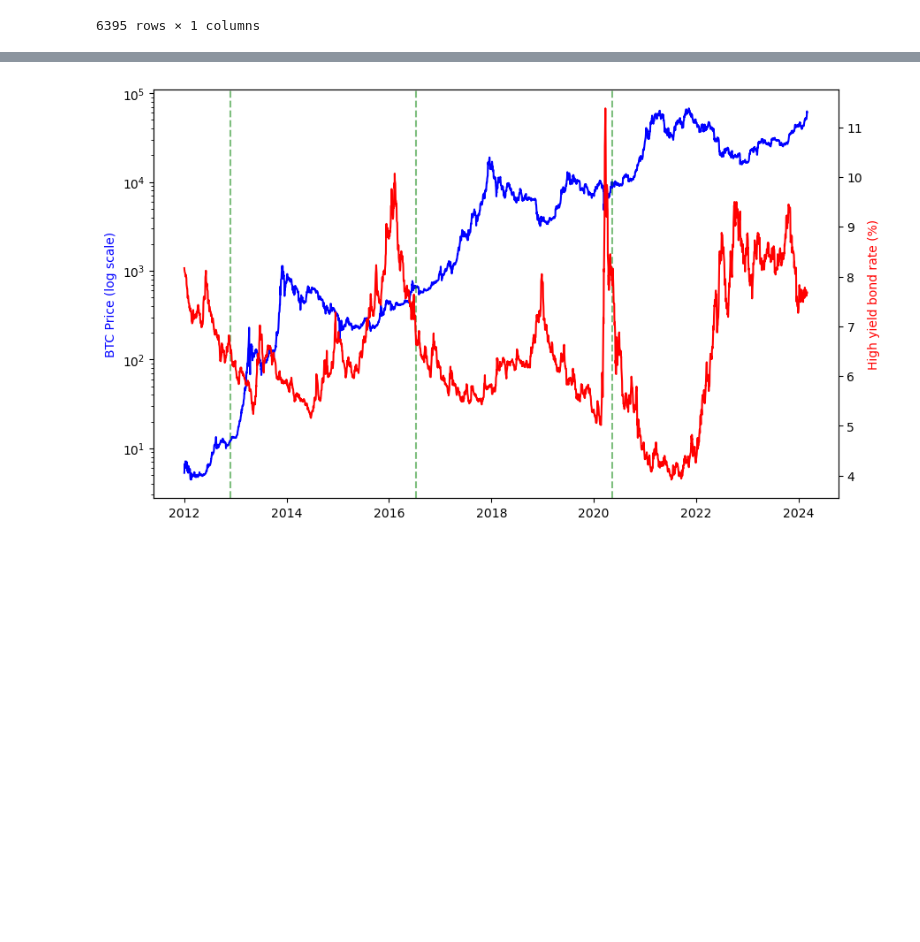
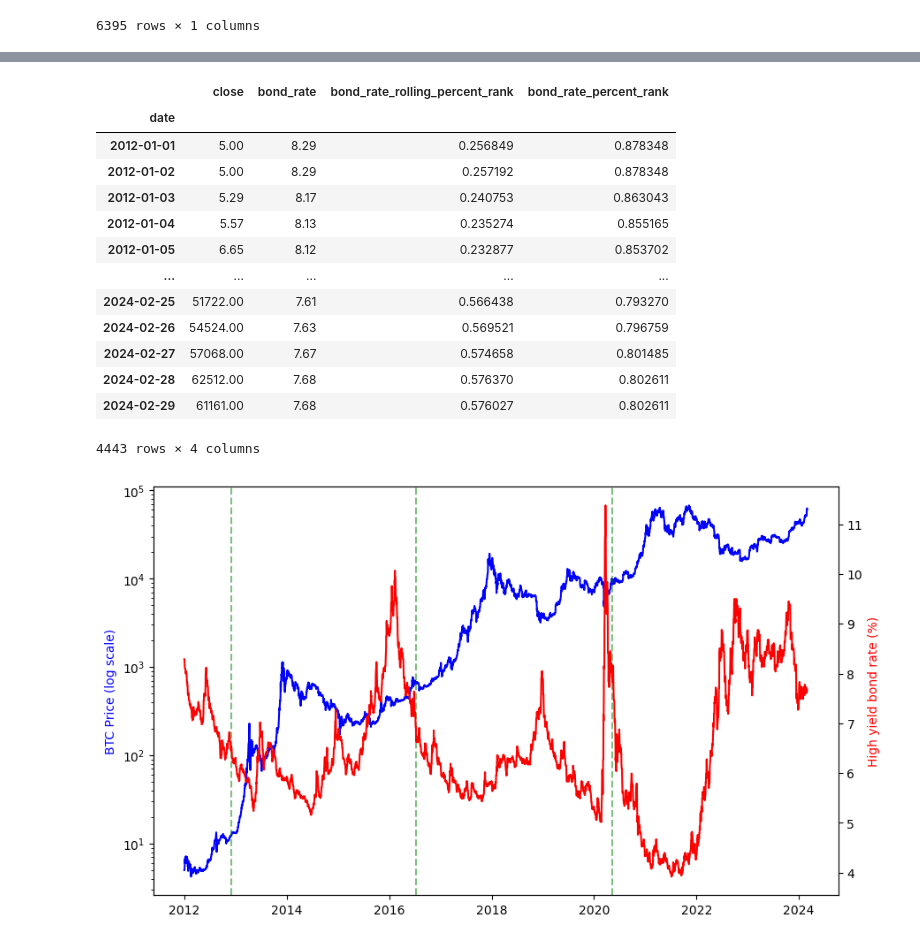
Before and after one commit to scofieldchen/quant-research, a Jupyter notebook: notebooks/high_yield_credit.ipynb, the cells around one changed output, grey strips where cells are left out. Cells and saved outputs as stored; diff of their text form; code cells hidden in the pictures; blank space fills up the shorter version.

```diff
--- a/notebooks/high_yield_credit.ipynb
+++ b/notebooks/high_yield_credit.ipynb
@@ -84,3 +95,21 @@ data
+# %%
+data["bond_rate_percent_rank"] = data["bond_rate"].rank(pct=True)
+data
+# %% [output]
+|  | close | bond_rate | bond_rate_rolling_percent_rank | bond_rate_percent_rank |
+| date |  |  |  |  |
+| 2012-01-01 | 5.00 | 8.29 | 0.256849 | 0.878348 |
+| 2012-01-02 | 5.00 | 8.29 | 0.257192 | 0.878348 |
+| 2012-01-03 | 5.29 | 8.17 | 0.240753 | 0.863043 |
+| 2012-01-04 | 5.57 | 8.13 | 0.235274 | 0.855165 |
+| 2012-01-05 | 6.65 | 8.12 | 0.232877 | 0.853702 |
+| ... | ... | ... | ... | ... |
+| 2024-02-25 | 51722.00 | 7.61 | 0.566438 | 0.793270 |
+| 2024-02-26 | 54524.00 | 7.63 | 0.569521 | 0.796759 |
+| 2024-02-27 | 57068.00 | 7.67 | 0.574658 | 0.801485 |
+| 2024-02-28 | 62512.00 | 7.68 | 0.576370 | 0.802611 |
+| 2024-02-29 | 61161.00 | 7.68 | 0.576027 | 0.802611 |
+4443 rows × 4 columns
 # %%
 fig, ax1 = plt.subplots(figsize=(10, 6))
 
```
Also changed, not shown: parts of 6 cells of this notebook.
